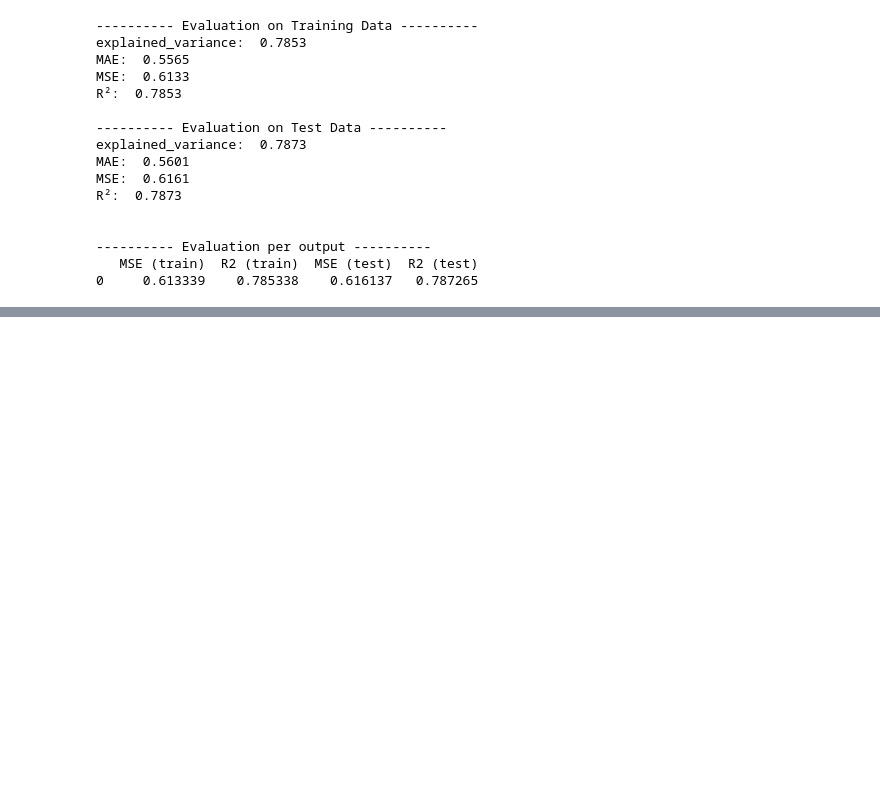
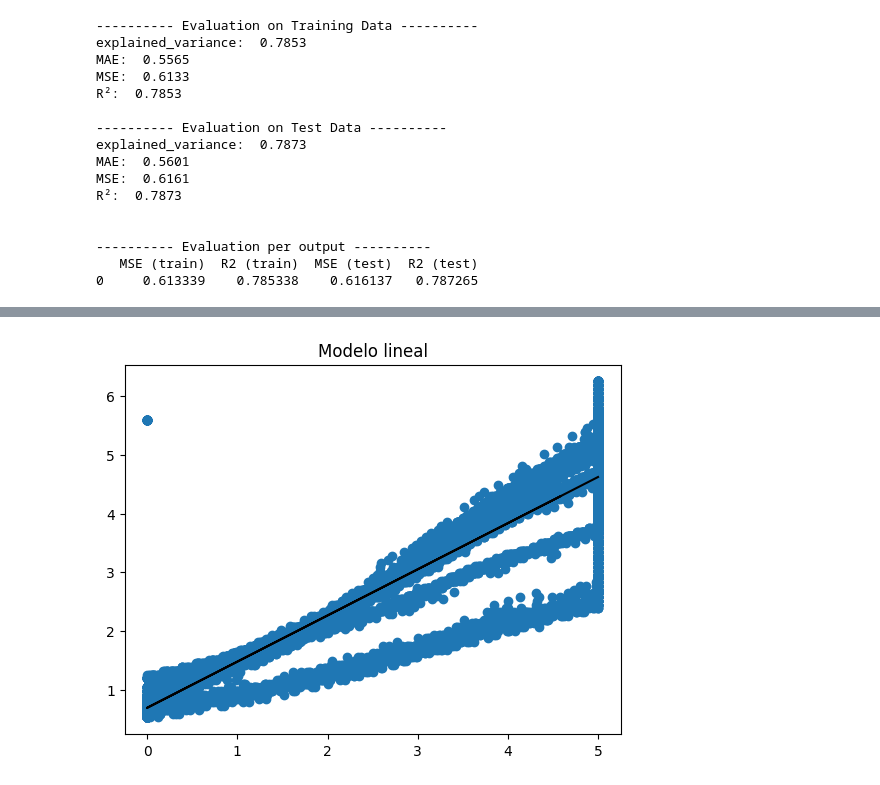
Before and after one commit to jesolisp/Curso-Modelacion-Sistemas-Fisicos, a Jupyter notebook: docs/codes/JESP_Analisis_de_datos.ipynb, the cells around one changed output, grey strips where cells are left out. Saved outputs shown, nothing was run; the diff lists cells and outputs as text; code cells hidden in the pictures; blank space fills up the shorter version.

```diff
--- a/docs/codes/JESP_Analisis_de_datos.ipynb
+++ b/docs/codes/JESP_Analisis_de_datos.ipynb
@@ -162,0 +288,5 @@ R²:  0.7873
+# %%
+y_train_ppi1 = sm.add_constant(y_train, prepend=True)
+ppi1 = sm.OLS(pred_tr, y_train_ppi1)
+ppi1 = ppi1.fit()
+print(ppi1.summary())
@@ -162,0 +311,8 @@ R²:  0.7873
+# %%
+plt.figure()
+plt.title('Modelo lineal')
+plt.scatter(y_train, pred_tr)
+plt.plot(y_train, ppi1.params[1]*y_train + ppi1.params[0], 'k')
+plt.show()
+# %% [output]
+[figure, added]
```
Also changed, not shown: parts of 21 cells of this notebook.
